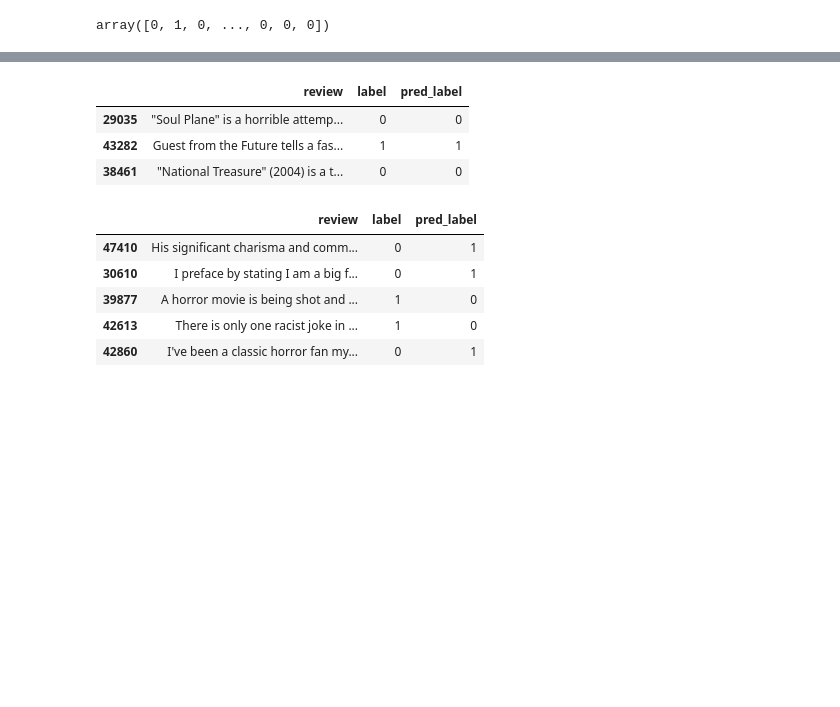
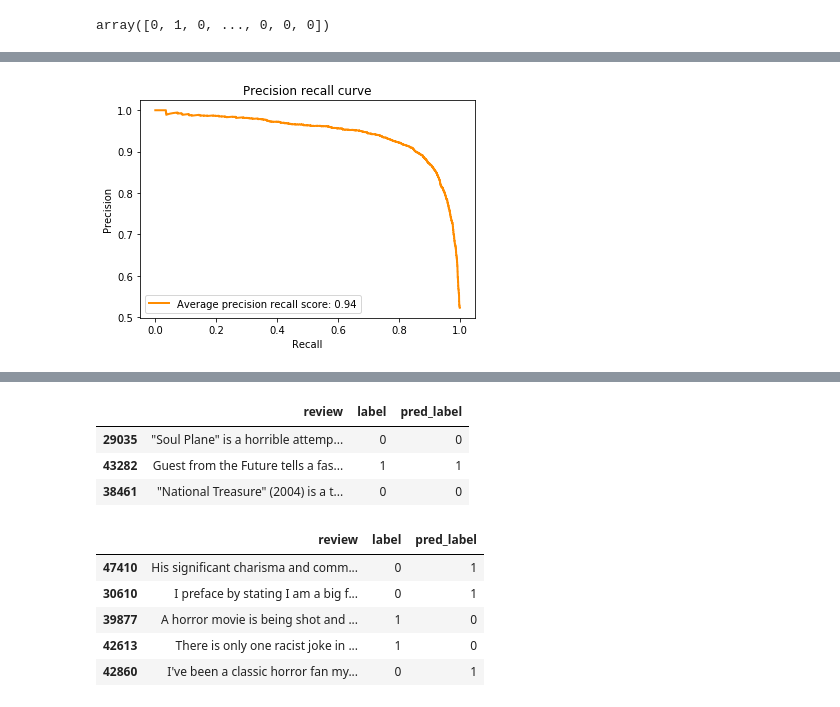
Before and after one commit to iit-cs481/main, a Jupyter notebook: Lectures/Lec_12/Lec_12_text classification.ipynb, the cells around one changed output, grey strips where cells are left out. Saved outputs shown, nothing was run; the diff lists cells and outputs as text; code cells hidden in the pictures; blank space fills up the shorter version.

```diff
--- a/Lectures/Lec_12/Lec_12_text classification.ipynb
+++ b/Lectures/Lec_12/Lec_12_text classification.ipynb
@@ -666,0 +759,3 @@ array([0, 1, 0, ..., 0, 0, 0])
+# %%
+from sklearn.metrics import precision_recall_curve
+precision, recall, thresholds = precision_recall_curve(y_true=y_test, probas_pred=y_predprob_test[:,1], pos_label=1)
@@ -666,0 +777,12 @@ array([0, 1, 0, ..., 0, 0, 0])
+# %%
+from sklearn.metrics import average_precision_score
+
+plt.plot(recall, precision, color='darkorange', lw=lw, label='Average precision recall score: %0.2f' % average_precision_score(y_test, y_predprob_test[:,1]))
+
+plt.title('Precision recall curve')
+plt.xlabel('Recall')
+plt.ylabel('Precision')
+plt.legend()
+plt.show()
+# %% [output]
+[figure, added]
```
Also changed, not shown: parts of 42 cells of this notebook.
